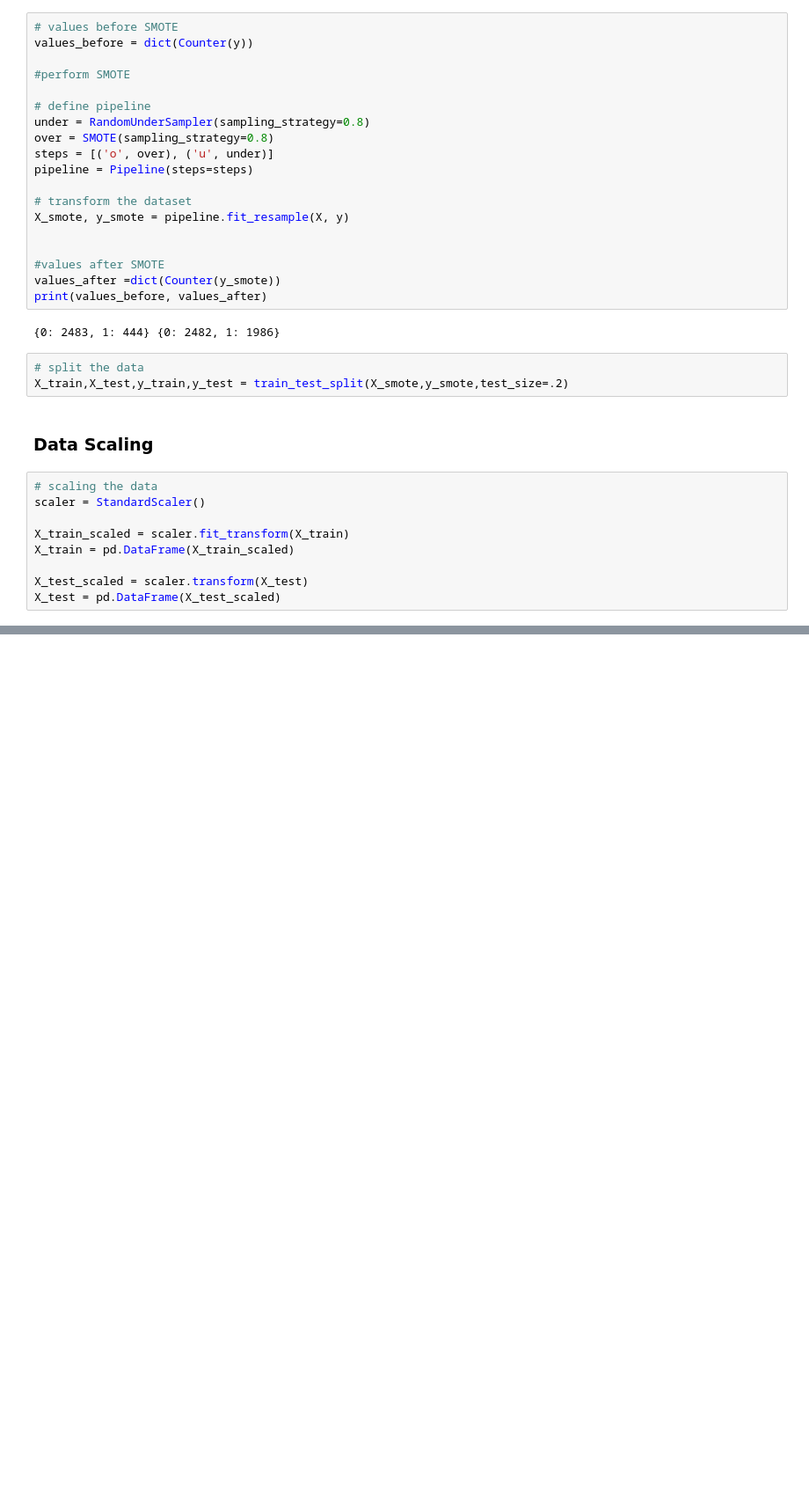
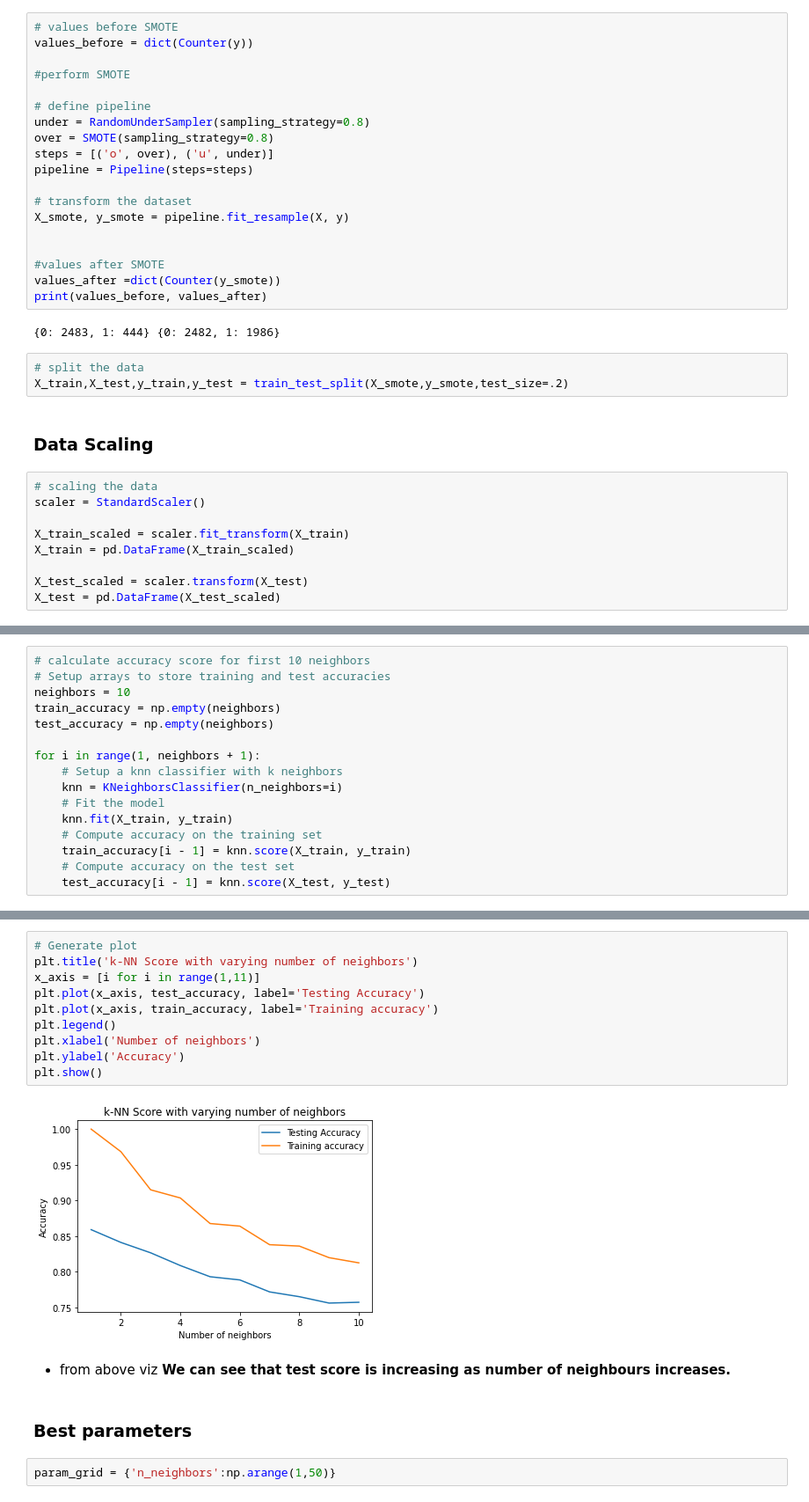
Before and after one commit to Deven876/project3-Cardiovascular-Risk-Prediction, a Jupyter notebook: Project3_Cardiovascular_Risk_Prediction.ipynb, the cells around one changed output, grey strips where cells are left out. Shown: that part at 88% size. Cells and saved outputs as stored; diff of their text form; blank space fills up the shorter version.

```diff
--- a/Project3_Cardiovascular_Risk_Prediction.ipynb
+++ b/Project3_Cardiovascular_Risk_Prediction.ipynb
@@ -611,0 +615,16 @@ X_test = pd.DataFrame(X_test_scaled)
+# %%
+# calculate accuracy score for first 10 neighbors
+# Setup arrays to store training and test accuracies
+neighbors = 10
+train_accuracy = np.empty(neighbors)
+test_accuracy = np.empty(neighbors)
+
+for i in range(1, neighbors + 1):
+    # Setup a knn classifier with k neighbors
+    knn = KNeighborsClassifier(n_neighbors=i)
+    # Fit the model
+    knn.fit(X_train, y_train)
+    # Compute accuracy on the training set
+    train_accuracy[i - 1] = knn.score(X_train, y_train)
+    # Compute accuracy on the test set
+    test_accuracy[i - 1] = knn.score(X_test, y_test)
@@ -611,0 +640,19 @@ X_test = pd.DataFrame(X_test_scaled)
+# %%
+# Generate plot
+plt.title('k-NN Score with varying number of neighbors')
+x_axis = [i for i in range(1,11)]
+plt.plot(x_axis, test_accuracy, label='Testing Accuracy')
+plt.plot(x_axis, train_accuracy, label='Training accuracy')
+plt.legend()
+plt.xlabel('Number of neighbors')
+plt.ylabel('Accuracy')
+plt.show()
+# %% [output]
+[figure, added]
+# %% [markdown]
+- from above viz
+  **We can see that test score is increasing as number of neighbours increases.**
+# %% [markdown]
+### Best parameters
+# %%
+param_grid = {'n_neighbors':np.arange(1,50)}
```
Also changed, not shown: parts of 8 cells of this notebook.
